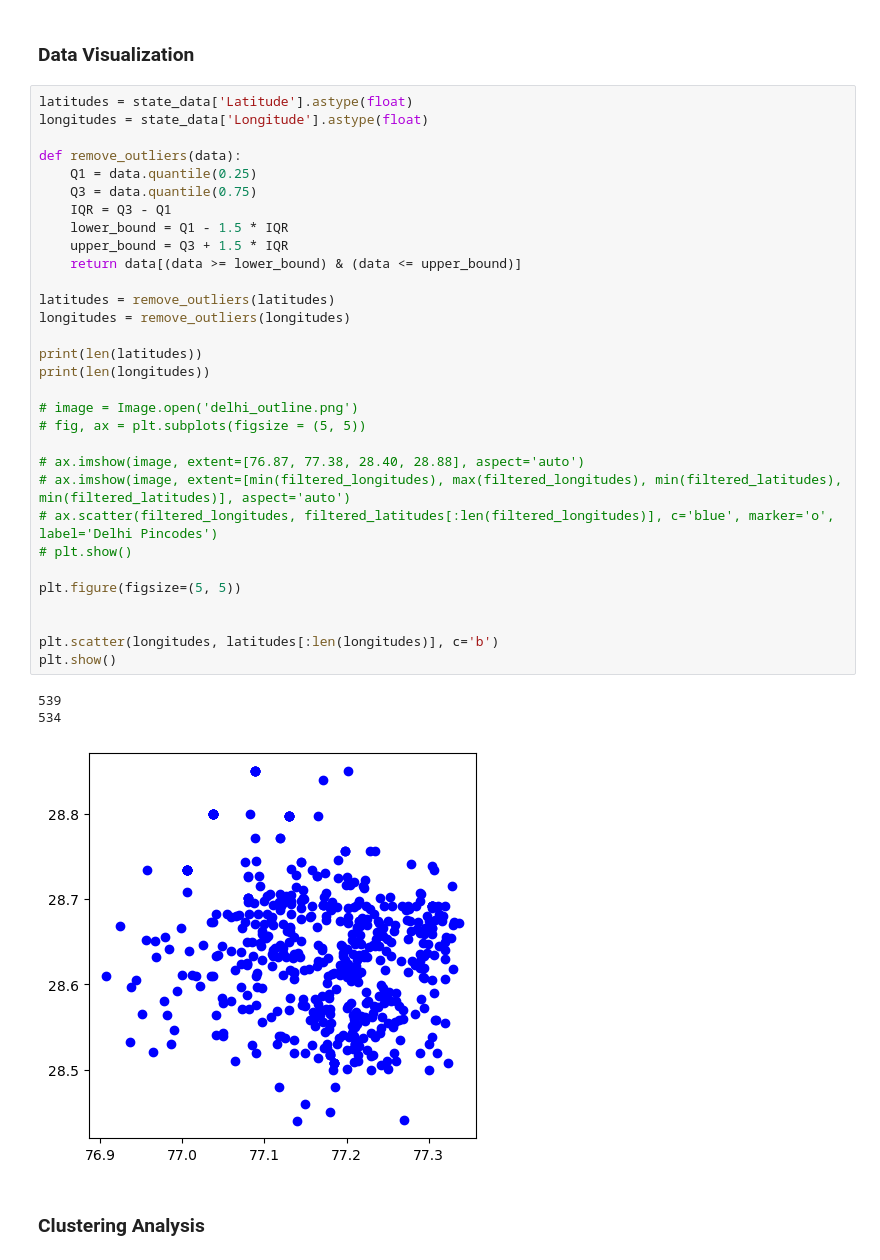
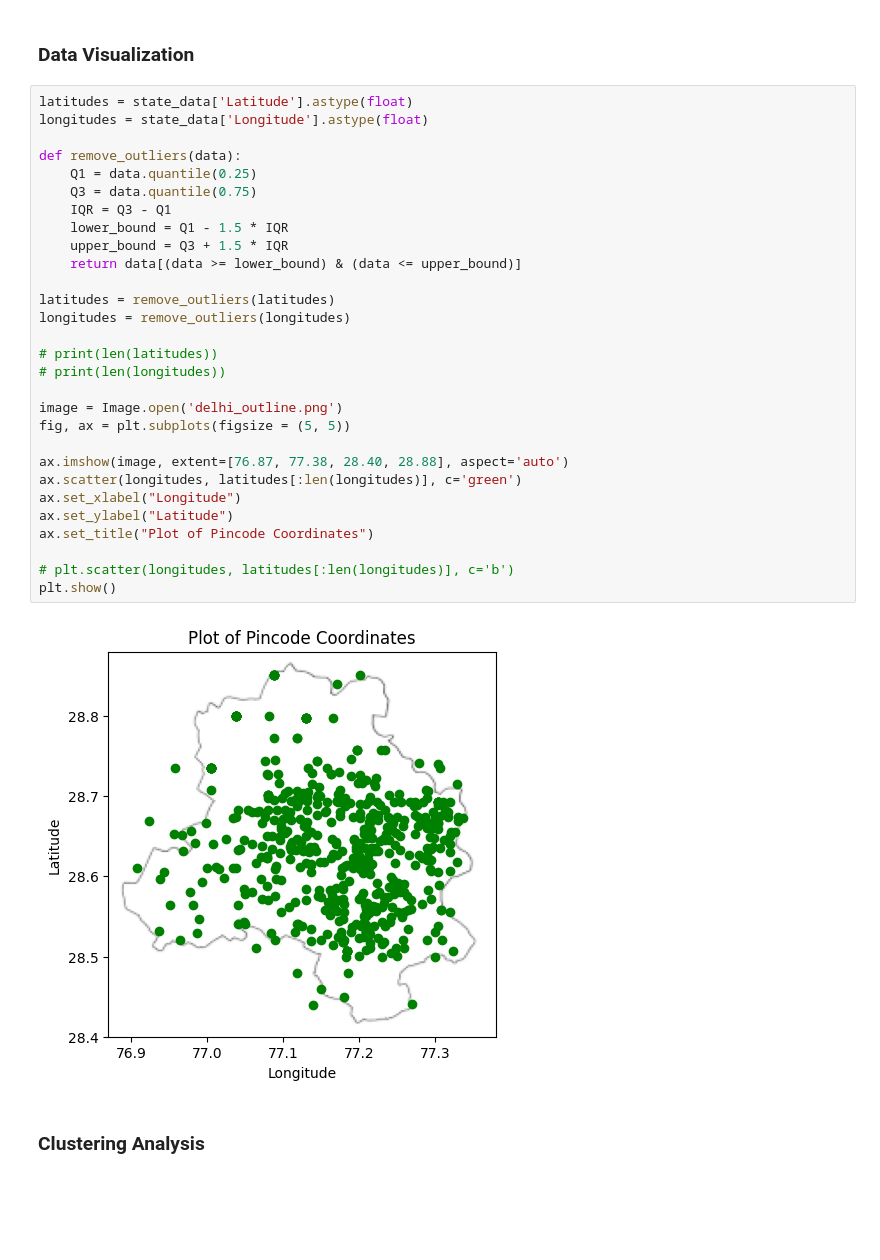
Before and after one commit to aroshishp/K-Means-Clustering, a Jupyter notebook: pincode.ipynb, the cells around one changed output. Cells and saved outputs as stored; diff of their text form; blank space fills up the shorter version.

```diff
--- a/pincode.ipynb
+++ b/pincode.ipynb
@@ -17,38 +17,34 @@ state_data = df[df['StateName'] == 'DELHI'].dropna()
 # %%
 latitudes = state_data['Latitude'].astype(float)
 longitudes = state_data['Longitude'].astype(float)
 
 def remove_outliers(data):
     Q1 = data.quantile(0.25)
     Q3 = data.quantile(0.75)
     IQR = Q3 - Q1
     lower_bound = Q1 - 1.5 * IQR
     upper_bound = Q3 + 1.5 * IQR
     return data[(data >= lower_bound) & (data <= upper_bound)]
 
 latitudes = remove_outliers(latitudes)
 longitudes = remove_outliers(longitudes)
 
-print(len(latitudes))
-print(len(longitudes))
+# print(len(latitudes))
+# print(len(longitudes))
 
-# image = Image.open('delhi_outline.png')
-# fig, ax = plt.subplots(figsize = (5, 5))
+image = Image.open('delhi_outline.png')
+fig, ax = plt.subplots(figsize = (5, 5))
 
-# ax.imshow(image, extent=[76.87, 77.38, 28.40, 28.88], aspect='auto')
-# ax.imshow(image, extent=[min(filtered_longitudes), max(filtered_longitudes), min(filtered_latitudes), min(filtered_latitudes)], aspect='auto')
-# ax.scatter(filtered_longitudes, filtered_latitudes[:len(filtered_longitudes)], c='blue', marker='o', label='Delhi Pincodes')
-# plt.show()
+ax.imshow(image, extent=[76.87, 77.38, 28.40, 28.88], aspect='auto')
+ax.scatter(longitudes, latitudes[:len(longitudes)], c='green')
+ax.set_xlabel("Longitude")
+ax.set_ylabel("Latitude")
+ax.set_title("Plot of Pincode Coordinates")
 
-plt.figure(figsize=(5, 5))
-
-
-plt.scatter(longitudes, latitudes[:len(longitudes)], c='b')
+# plt.scatter(longitudes, latitudes[:len(longitudes)], c='b')
 plt.show()
 # %% [output]
-539
-534
-[figure, old version]
+[figure, new version]
 # %% [markdown]
 ### Clustering Analysis
 # %%
```
Also changed, not shown: parts of 4 cells of this notebook.
